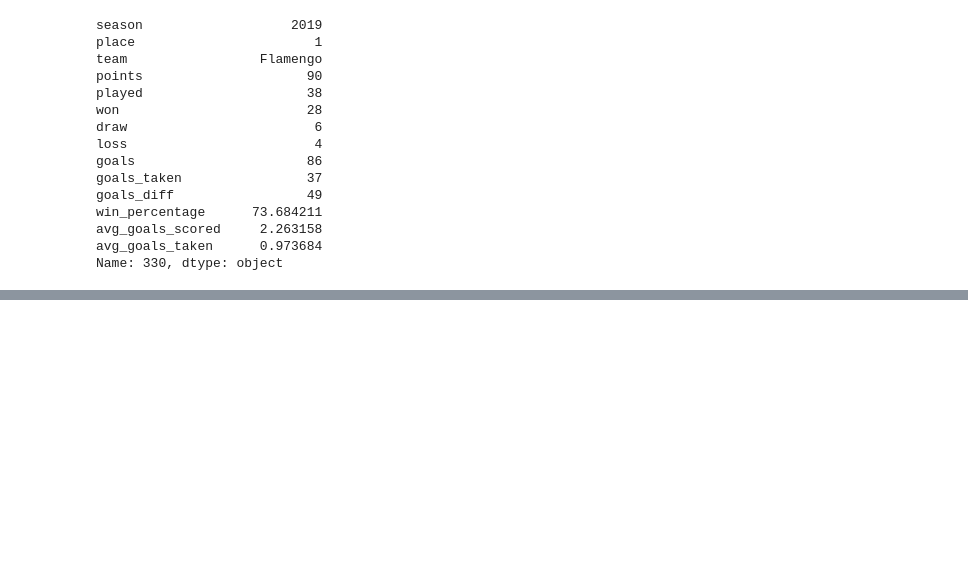
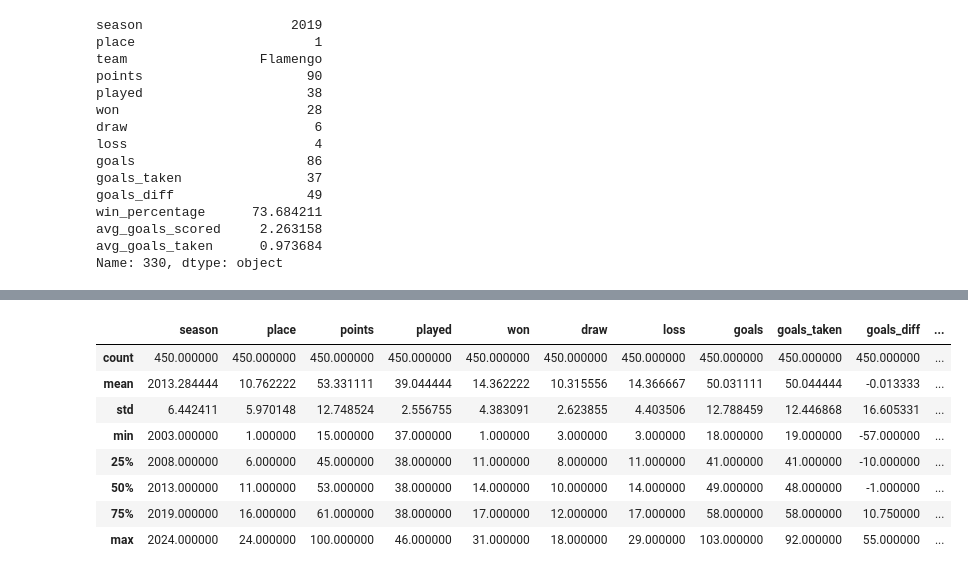
Before and after one commit to Voigtuwu/Brasileirao_analysis, a Jupyter notebook: nootebooks/01_brasileirao.ipynb, the cells around one changed output, grey strips where cells are left out. Cells and saved outputs as stored; diff of their text form; code cells hidden in the pictures; blank space fills up the shorter version.

```diff
--- a/nootebooks/01_brasileirao.ipynb
+++ b/nootebooks/01_brasileirao.ipynb
@@ -137,0 +172,12 @@ Name: 330, dtype: object
+# %%
+df.describe()
+# %% [output]
+|  | season | place | points | played | won | draw | loss | goals | goals_taken | goals_diff | ... |
+| count | 450.000000 | 450.000000 | 450.000000 | 450.000000 | 450.000000 | 450.000000 | 450.000000 | 450.000000 | 450.000000 | 450.000000 | ... |
+| mean | 2013.284444 | 10.762222 | 53.331111 | 39.044444 | 14.362222 | 10.315556 | 14.366667 | 50.031111 | 50.044444 | -0.013333 | ... |
+| std | 6.442411 | 5.970148 | 12.748524 | 2.556755 | 4.383091 | 2.623855 | 4.403506 | 12.788459 | 12.446868 | 16.605331 | ... |
+| min | 2003.000000 | 1.000000 | 15.000000 | 37.000000 | 1.000000 | 3.000000 | 3.000000 | 18.000000 | 19.000000 | -57.000000 | ... |
+| 25% | 2008.000000 | 6.000000 | 45.000000 | 38.000000 | 11.000000 | 8.000000 | 11.000000 | 41.000000 | 41.000000 | -10.000000 | ... |
+| 50% | 2013.000000 | 11.000000 | 53.000000 | 38.000000 | 14.000000 | 10.000000 | 14.000000 | 49.000000 | 48.000000 | -1.000000 | ... |
+| 75% | 2019.000000 | 16.000000 | 61.000000 | 38.000000 | 17.000000 | 12.000000 | 17.000000 | 58.000000 | 58.000000 | 10.750000 | ... |
+| max | 2024.000000 | 24.000000 | 100.000000 | 46.000000 | 31.000000 | 18.000000 | 29.000000 | 103.000000 | 92.000000 | 55.000000 | ... |
```
Also changed, not shown: parts of 3 cells of this notebook, 1 other file.
